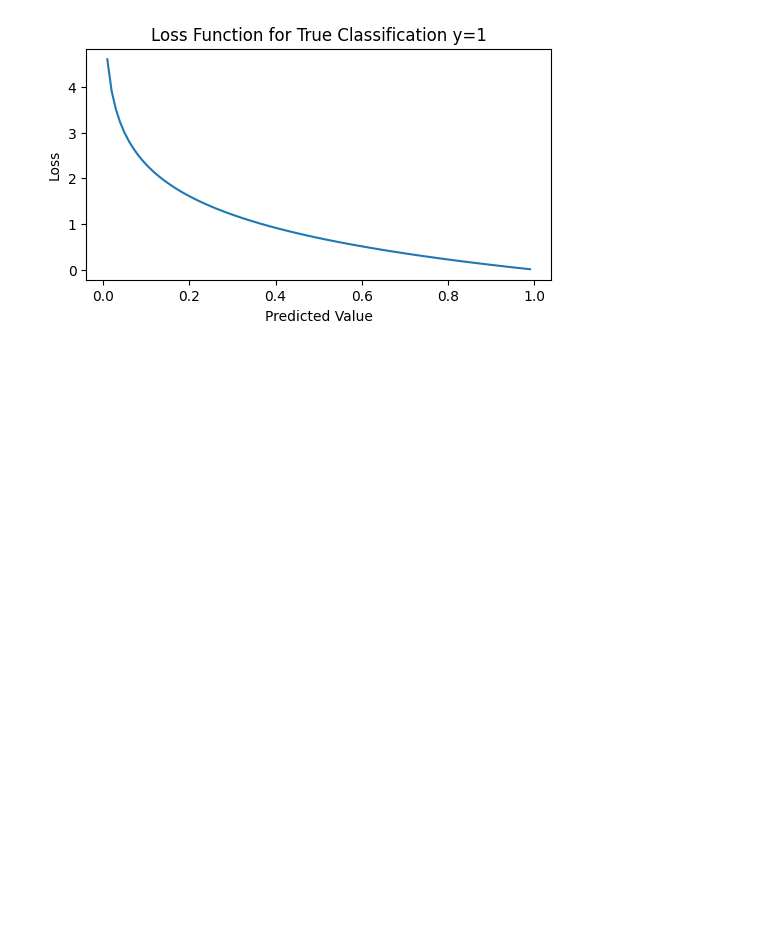
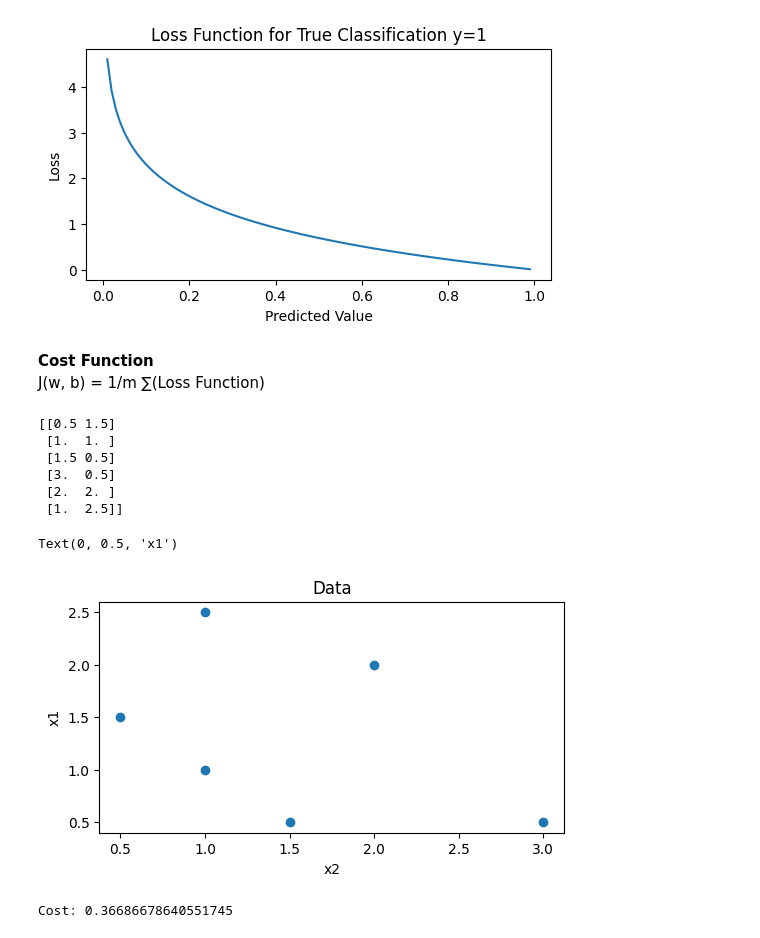
Before and after one commit to TylerWortley/machine-learning-practice, a Jupyter notebook: Supervised-ML-Regression-and-Classification/logistic_regression.ipynb, the cells around one changed output. Cells and saved outputs as stored; diff of their text form; code cells hidden in the pictures; blank space fills up the shorter version.

```diff
--- a/Supervised-ML-Regression-and-Classification/logistic_regression.ipynb
+++ b/Supervised-ML-Regression-and-Classification/logistic_regression.ipynb
@@ -68,0 +69,22 @@ Y_train = np.array([0, 0, 0, 1, 1, 1])
+# %% [markdown]
+**Cost Function** <br>
+J(w, b) = 1/m ∑(Loss Function)
+# %%
+X_train = np.array([[0.5, 1.5], [1, 1], [1.5, 0.5], [3, 0.5], [2, 2], [1, 2.5]]) # dimension (m,n)
+Y_train = np.array([0, 0, 0, 1, 1, 1]) # dimention (m, )
+
+print(X_train)
+fig, ax = plt.subplots(1, 1, figsize=(6,3))
+ax.scatter(X_train[:,0], X_train[:,1])
+ax.set_title("Data")
+ax.set_xlabel('x2')
+ax.set_ylabel("x1")
+# %% [output]
+[[0.5 1.5]
+ [1.  1. ]
+ [1.5 0.5]
+ [3.  0.5]
+ [2.  2. ]
+ [1.  2.5]]
+Text(0, 0.5, 'x1')
+[figure, added]
@@ -68,0 +105,8 @@ Y_train = np.array([0, 0, 0, 1, 1, 1])
+# %%
+w_temp = np.array([1,1])
+b_temp = -3
+
+cost = compute_cost_logistic(X_train, Y_train, w_temp, b_temp)
+print(f'Cost: {cost}')
+# %% [output]
+Cost: 0.36686678640551745
```
Also changed, not shown: parts of 8 cells of this notebook.
